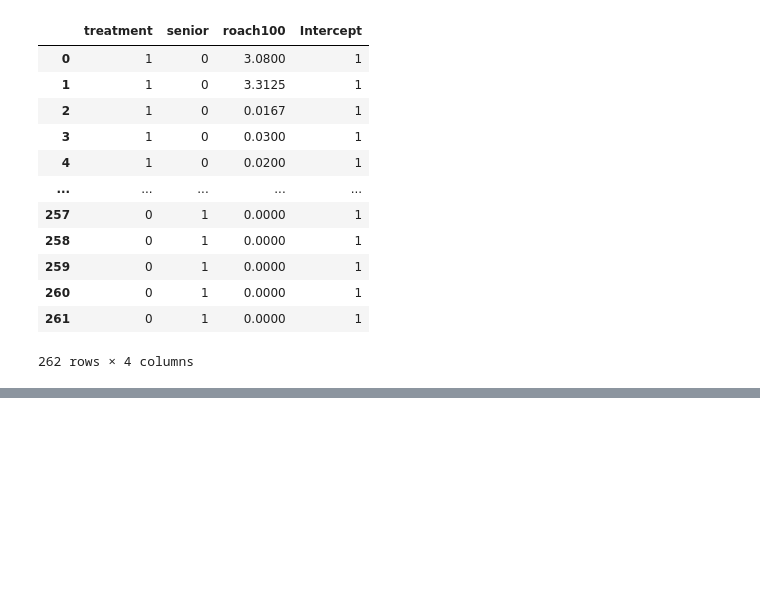
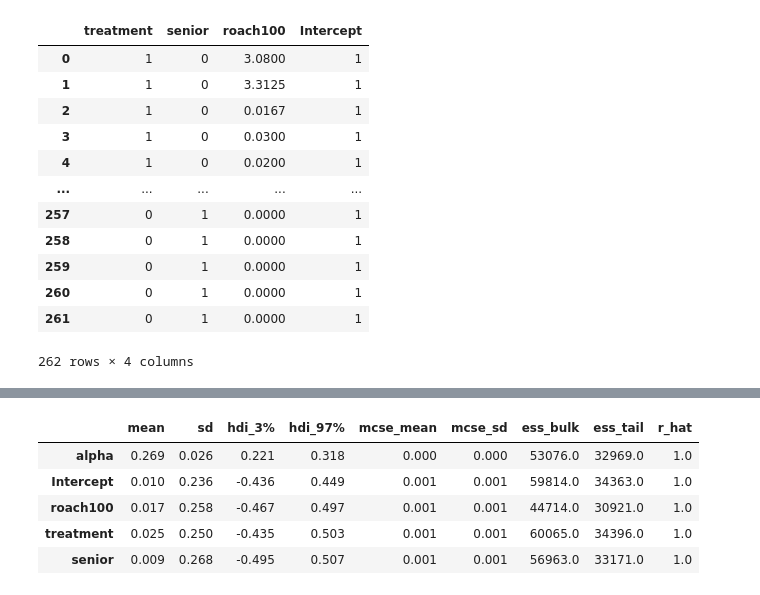
Before and after one commit to mgreenbe/DATA335W2025, a Jupyter notebook: code/count_regression.ipynb, the cells around one changed output, grey strips where cells are left out. Cells and saved outputs as stored; diff of their text form; code cells hidden in the pictures; blank space fills up the shorter version.

```diff
--- a/code/count_regression.ipynb
+++ b/code/count_regression.ipynb
@@ -511,0 +538,12 @@ r
+# %%
+import bambi as bmb
+
+# bambi poisson model
+roaches = df.copy()
+roaches["roach100"] = roaches["roach1"] / 100
+model = bmb.Model(
+    "y ~ roach100 + treatment  + senior + offset(log(exposure2))",
+    family="negativebinomial",
+    data=roaches,
+)
+fit = model.fit(draws=10000)
@@ -511,0 +559,9 @@ r
+# %%
+az.summary(fit)
+# %% [output]
+|  | mean | sd | hdi_3% | hdi_97% | mcse_mean | mcse_sd | ess_bulk | ess_tail | r_hat |
+| alpha | 0.269 | 0.026 | 0.221 | 0.318 | 0.000 | 0.000 | 53076.0 | 32969.0 | 1.0 |
+| Intercept | 0.010 | 0.236 | -0.436 | 0.449 | 0.001 | 0.001 | 59814.0 | 34363.0 | 1.0 |
+| roach100 | 0.017 | 0.258 | -0.467 | 0.497 | 0.001 | 0.001 | 44714.0 | 30921.0 | 1.0 |
+| treatment | 0.025 | 0.250 | -0.435 | 0.503 | 0.001 | 0.001 | 60065.0 | 34396.0 | 1.0 |
+| senior | 0.009 | 0.268 | -0.495 | 0.507 | 0.001 | 0.001 | 56963.0 | 33171.0 | 1.0 |
```
Also changed, not shown: parts of 12 cells of this notebook.
